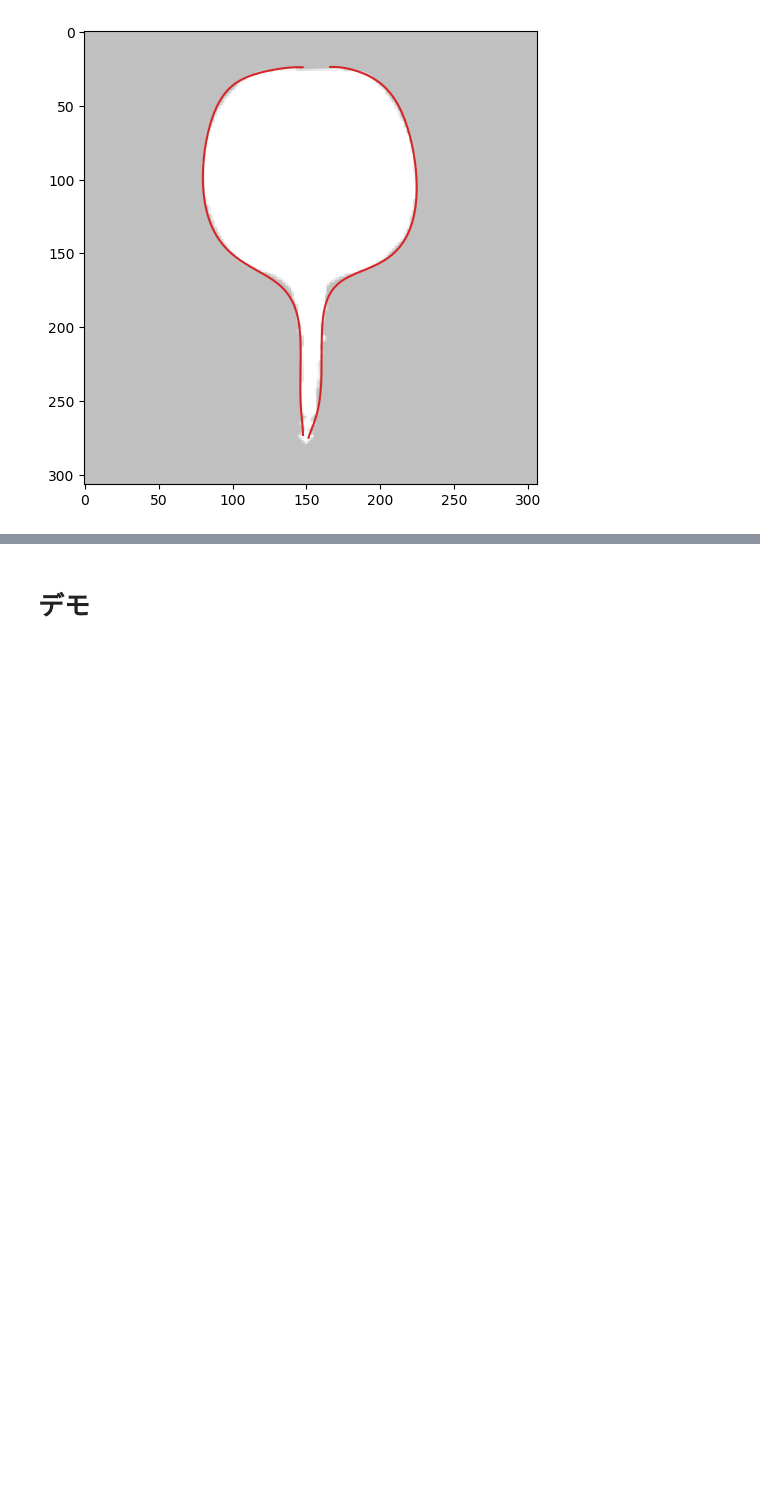
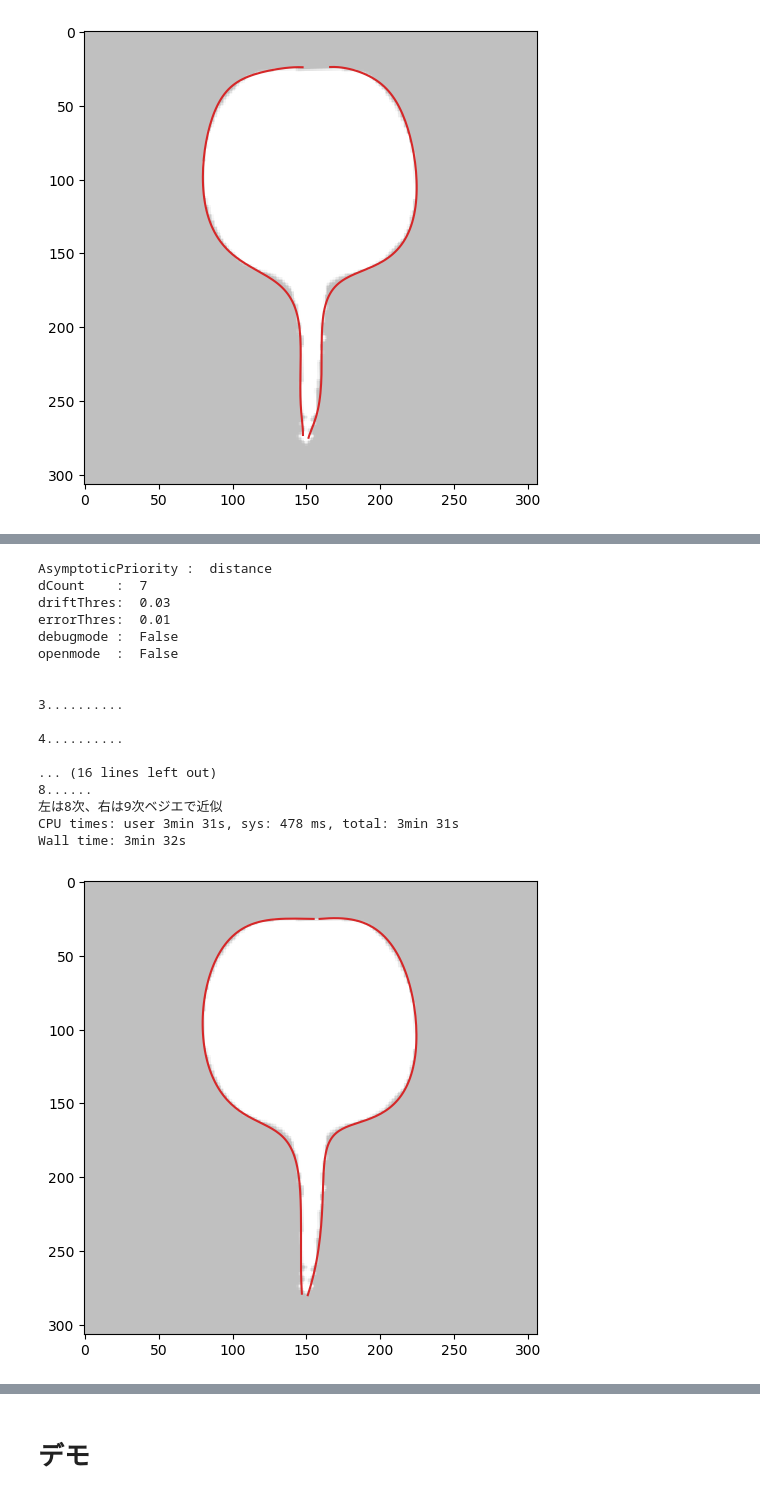
Before and after one commit to iciromaco/RadiShLab, a Jupyter notebook: N006_ベジエ曲線あてはめ.ipynb, the cells around one changed output, grey strips where cells are left out. Drawn from its saved outputs; the diff is of its cells as text; code cells hidden in the pictures; blank space fills up the shorter version.

```diff
--- a/N006_ベジエ曲線あてはめ.ipynb
+++ b/N006_ベジエ曲線あてはめ.ipynb
@@ -444,0 +456,30 @@ openmode  :  False
+# %%
+%%time
+rd.BezierCurve.setParameters(openmode=False)
+# rd.BezierCurve.toggledebugmode(set=True,debug=True) # デバッグモードオン
+# 段階的あてはめ
+rd.BezierCurve.AsymptoticPriority = 'distance'
+cpsL2,fL2,NL,errorL = bezL.fit2(Nfrom=3,Nto=12,withError=True)
+cpsR2,fR2,NR,errorR = bezR.fit2(Nfrom=3,Nto=12,withError=True)
+# 結果の描画
+rd.drawBez(img,stt=0.0,end=1.0,bezL=fL2,bezR=fR2)
+print("左は{}次、右は{}次ベジエで近似".format(NL,NR))
+# %% [output]
+AsymptoticPriority :  distance
+dCount    :  7
+driftThres:  0.03
+errorThres:  0.01
+debugmode :  False
+openmode  :  False
+
+
+3..........
+
+4..........
+
+... (16 lines left out)
+8......
+左は8次、右は9次ベジエで近似
+CPU times: user 3min 31s, sys: 478 ms, total: 3min 31s
+Wall time: 3min 32s
+[figure, added]
```
Also changed, not shown: parts of 35 cells of this notebook, 2 other files.
